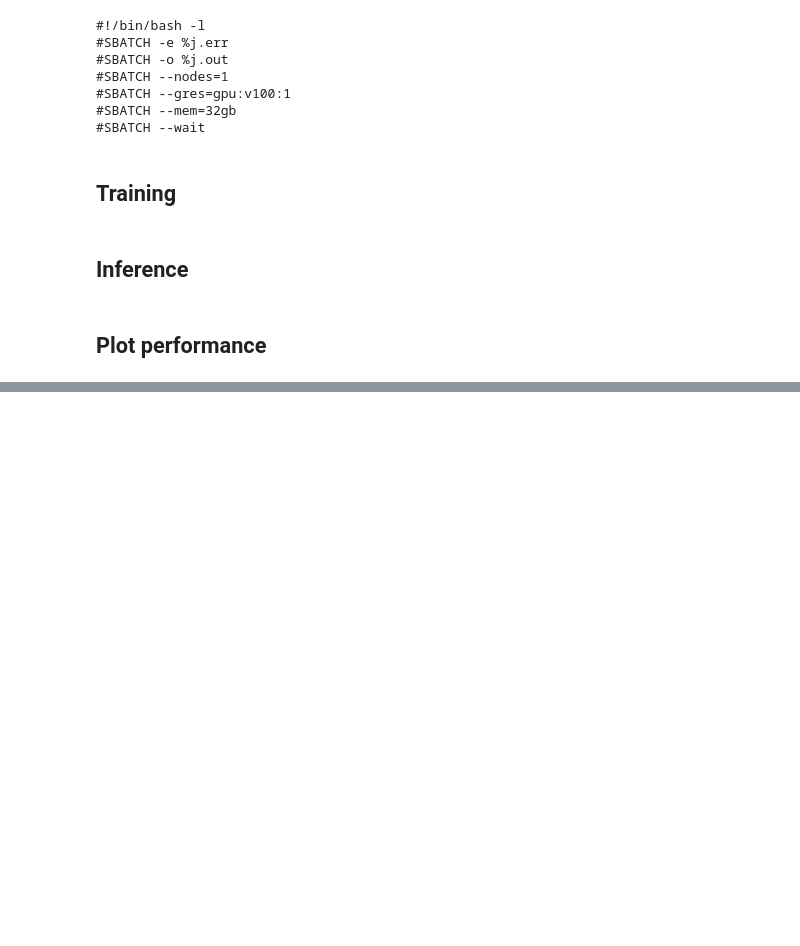
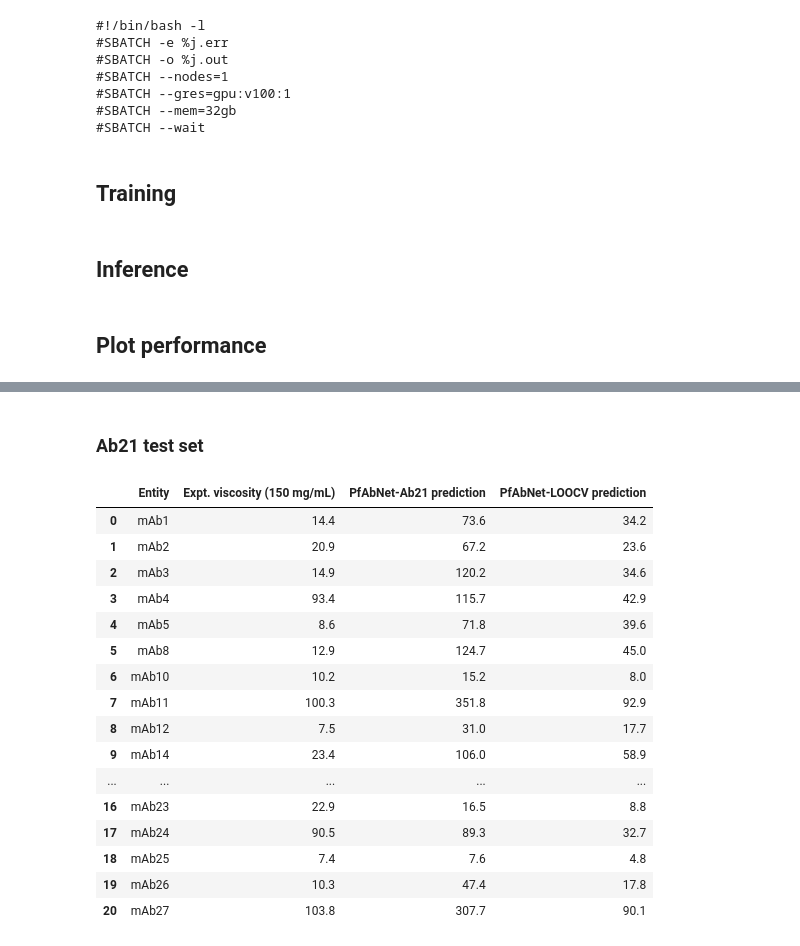
Before and after one commit to pfizer-opensource/pfabnet-viscosity, a Jupyter notebook: notebooks/3_validation.ipynb, the cells around one changed output, grey strips where cells are left out. Drawn from its saved outputs; the diff is of its cells as text; code cells hidden in the pictures; blank space fills up the shorter version.

```diff
--- a/notebooks/3_validation.ipynb
+++ b/notebooks/3_validation.ipynb
@@ -428,0 +998,27 @@ AUC SE: PfAbNet: 0.04, Sharma: 0.06, SCM: 0.06
+# %% [markdown]
+### Ab21 test set
+# %%
+df_ab21_pred_tbl = df_ab21_pred.merge(df_loocv_pred, on=ENTITY_KEY)
+df_ab21_pred_tbl = df_ab21_pred_tbl.round(1)
+df_ab21_pred_tbl = df_ab21_pred_tbl[[ENTITY_KEY, 'Viscosity_at_150_x', 'VISCOSITY_PRED_x', 'VISCOSITY_PRED_y']]
+df_ab21_pred_tbl.rename(columns={'Viscosity_at_150_x':'Expt. viscosity (150 mg/mL)', 'VISCOSITY_PRED_x':'PfAbNet-Ab21 prediction',
+                                 'VISCOSITY_PRED_y':'PfAbNet-LOOCV prediction'}, inplace=True)
+df_ab21_pred_tbl.head(n=21)
+# %% [output]
+|  | Entity | Expt. viscosity (150 mg/mL) | PfAbNet-Ab21 prediction | PfAbNet-LOOCV prediction |
+| 0 | mAb1 | 14.4 | 73.6 | 34.2 |
+| 1 | mAb2 | 20.9 | 67.2 | 23.6 |
+| 2 | mAb3 | 14.9 | 120.2 | 34.6 |
+| 3 | mAb4 | 93.4 | 115.7 | 42.9 |
+| 4 | mAb5 | 8.6 | 71.8 | 39.6 |
+| 5 | mAb8 | 12.9 | 124.7 | 45.0 |
+| 6 | mAb10 | 10.2 | 15.2 | 8.0 |
+| 7 | mAb11 | 100.3 | 351.8 | 92.9 |
+| 8 | mAb12 | 7.5 | 31.0 | 17.7 |
+| 9 | mAb14 | 23.4 | 106.0 | 58.9 |
+| ... | ... | ... | ... | ... |
+| 16 | mAb23 | 22.9 | 16.5 | 8.8 |
+| 17 | mAb24 | 90.5 | 89.3 | 32.7 |
+| 18 | mAb25 | 7.4 | 7.6 | 4.8 |
+| 19 | mAb26 | 10.3 | 47.4 | 17.8 |
+| 20 | mAb27 | 103.8 | 307.7 | 90.1 |
```
Also changed, not shown: parts of 27 cells of this notebook, 4 other files.
